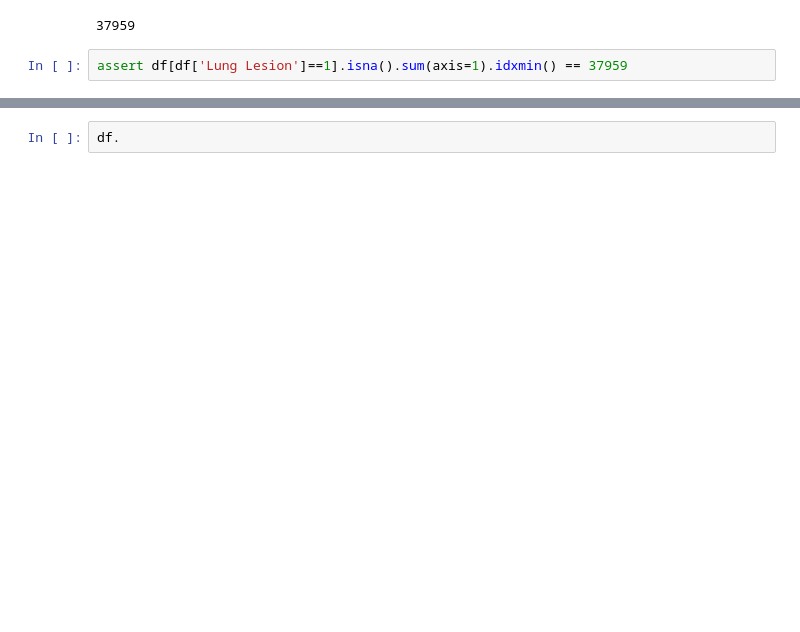
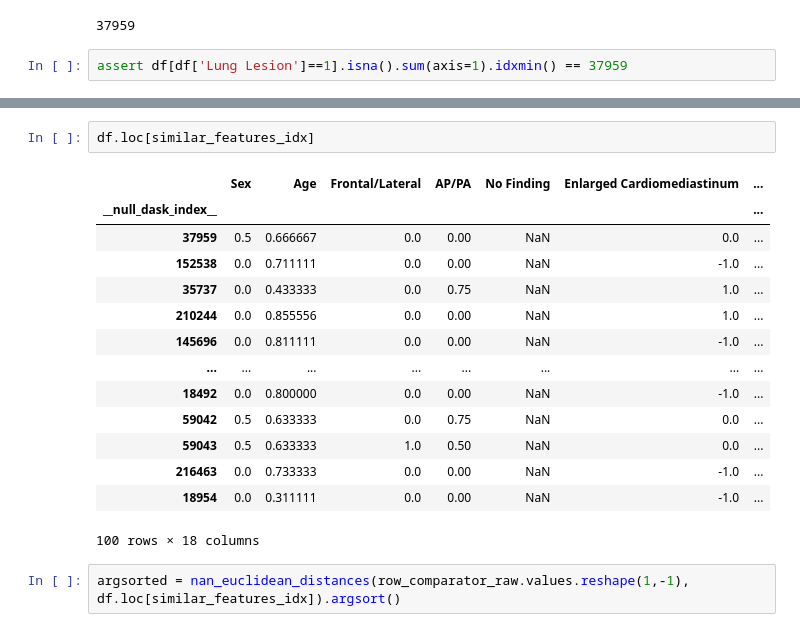
Before and after one commit to woodytwoshoes/Radio-Star, a Jupyter notebook: notebooks/FindSimilar.ipynb, the cells around one changed output, grey strips where cells are left out. Cells and saved outputs as stored; diff of their text form; blank space fills up the shorter version.

```diff
--- a/notebooks/FindSimilar.ipynb
+++ b/notebooks/FindSimilar.ipynb
@@ -38,2 +149,19 @@ n_nanvalues = df.loc[37959].isna().sum()
 # %%
-df.
+df.loc[similar_features_idx]
+# %% [output]
+|  | Sex | Age | Frontal/Lateral | AP/PA | No Finding | Enlarged Cardiomediastinum | ... |
+| __null_dask_index__ |  |  |  |  |  |  | ... |
+| 37959 | 0.5 | 0.666667 | 0.0 | 0.00 | NaN | 0.0 | ... |
+| 152538 | 0.0 | 0.711111 | 0.0 | 0.00 | NaN | -1.0 | ... |
+| 35737 | 0.0 | 0.433333 | 0.0 | 0.75 | NaN | 1.0 | ... |
+| 210244 | 0.0 | 0.855556 | 0.0 | 0.00 | NaN | 1.0 | ... |
+| 145696 | 0.0 | 0.811111 | 0.0 | 0.00 | NaN | -1.0 | ... |
+| ... | ... | ... | ... | ... | ... | ... | ... |
+| 18492 | 0.0 | 0.800000 | 0.0 | 0.00 | NaN | -1.0 | ... |
+| 59042 | 0.5 | 0.633333 | 0.0 | 0.75 | NaN | 0.0 | ... |
+| 59043 | 0.5 | 0.633333 | 1.0 | 0.50 | NaN | 0.0 | ... |
+| 216463 | 0.0 | 0.733333 | 0.0 | 0.00 | NaN | -1.0 | ... |
+| 18954 | 0.0 | 0.311111 | 0.0 | 0.00 | NaN | -1.0 | ... |
+100 rows × 18 columns
+# %%
+argsorted = nan_euclidean_distances(row_comparator_raw.values.reshape(1,-1), df.loc[similar_features_idx]).argsort()
```
Also changed, not shown: parts of 23 cells of this notebook, 5 other files.
